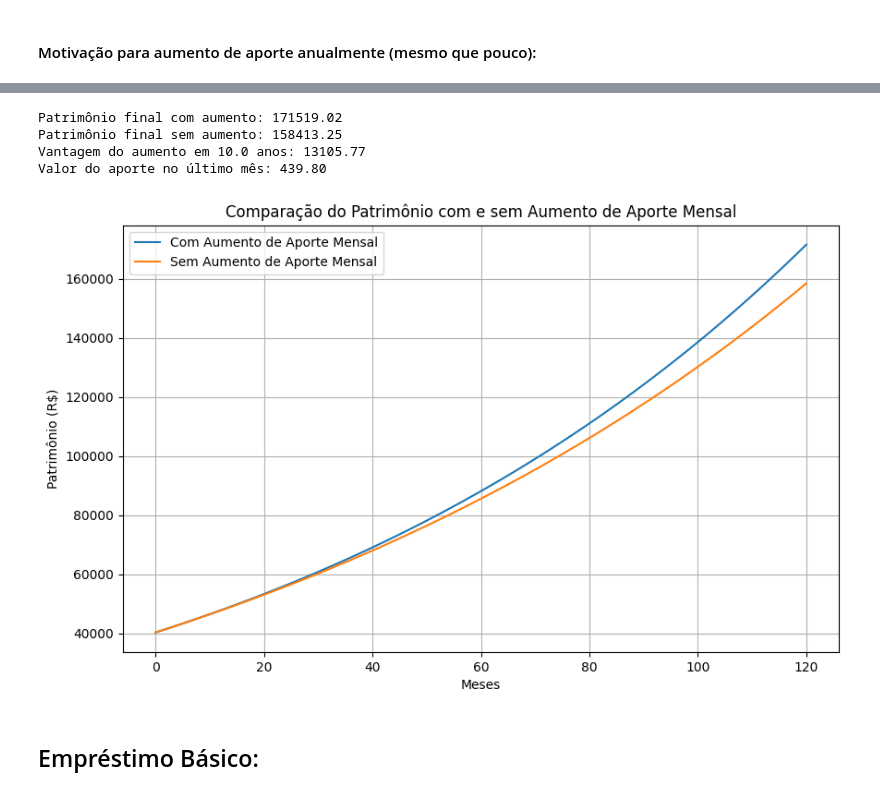
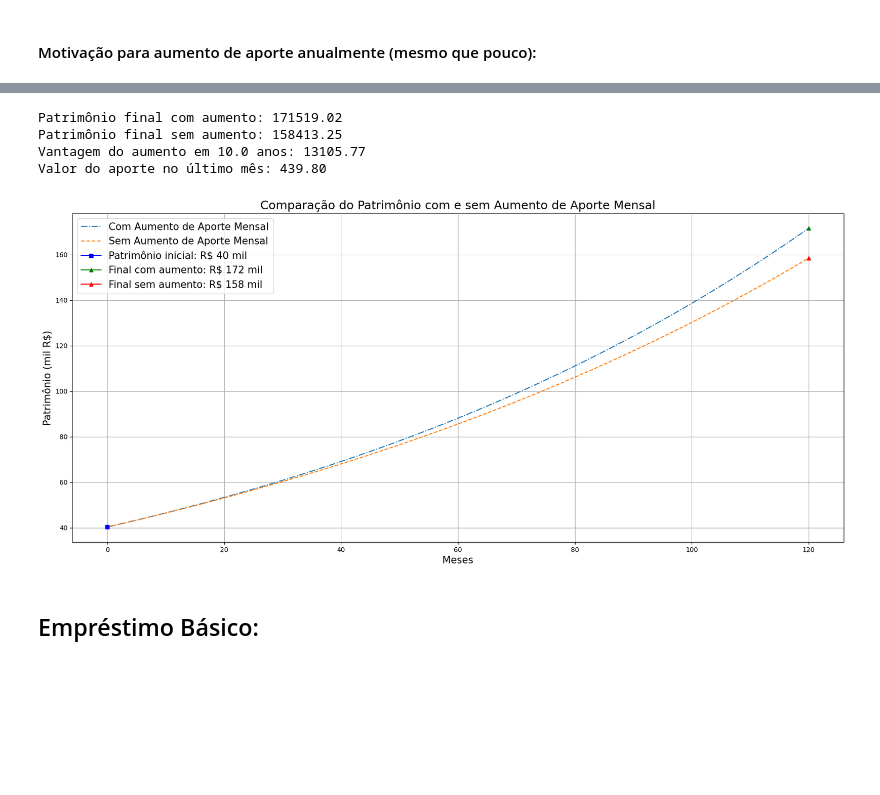
Before and after one commit to d-domeniconi/debt_simulator, a Jupyter notebook: notebooks/debt_simulator.ipynb, the cells around one changed output, grey strips where cells are left out. Cells and saved outputs as stored; diff of their text form; code cells hidden in the pictures; blank space fills up the shorter version.

```diff
--- a/notebooks/debt_simulator.ipynb
+++ b/notebooks/debt_simulator.ipynb
@@ -140,35 +140,35 @@ print(f"Patrimônio final com aumento: {eq.patrimonio_puro(P0_exemplo,
                                                           mm_exemplo,
                                                           Th_exemplo):.2f}") #aumento de 5% ao ano no aporte mensal
 
 print(f"Patrimônio final sem aumento: {eq.patrimonio_puro(P0_exemplo,
                                                           Am_exemplo,
                                                           rm_exemplo,
                                                           1.0,
                                                           Th_exemplo):.2f}") #sem aumento no aporte mensal (aumento de 0% ao ano, ou seja, aporte mensal constante)
 
 print(f"Vantagem do aumento em {Th_exemplo/12} anos: {eq.patrimonio_puro(P0_exemplo,
                                                             Am_exemplo,
                                                             rm_exemplo,
                                                             mm_exemplo,
                                                             Th_exemplo) - eq.patrimonio_puro(P0_exemplo,
                                                                                              Am_exemplo,
                                                                                              rm_exemplo,
                                                                                              1.0,
                                                                                              Th_exemplo):.2f}")
 
 print(f"Valor do aporte no último mês: {Am_exemplo * (mm_exemplo ** Th_exemplo):.2f}")
 
-vis.plotar_comparacao(P0_exemplo,
+vis.plot_vantagem_aumento(P0_exemplo,
                       Am_exemplo,
                       rm_exemplo,
                       mm_exemplo,
                       Th_exemplo)
 # %% [output]
 Patrimônio final com aumento: 171519.02
 Patrimônio final sem aumento: 158413.25
 Vantagem do aumento em 10.0 anos: 13105.77
 Valor do aporte no último mês: 439.80
-[figure, old version]
+[figure, new version]
 # %% [markdown]
 ## Empréstimo Básico:
 # %% [markdown]
```
Also changed, not shown: parts of 24 cells of this notebook, 3 other files.
